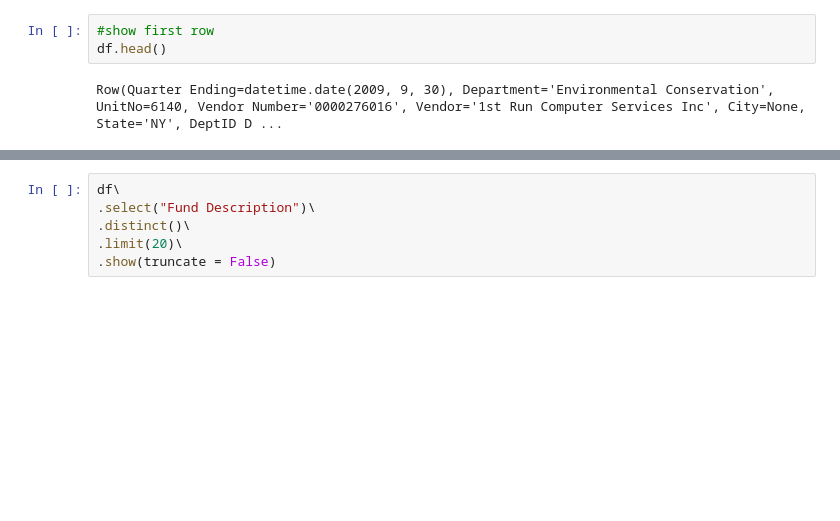
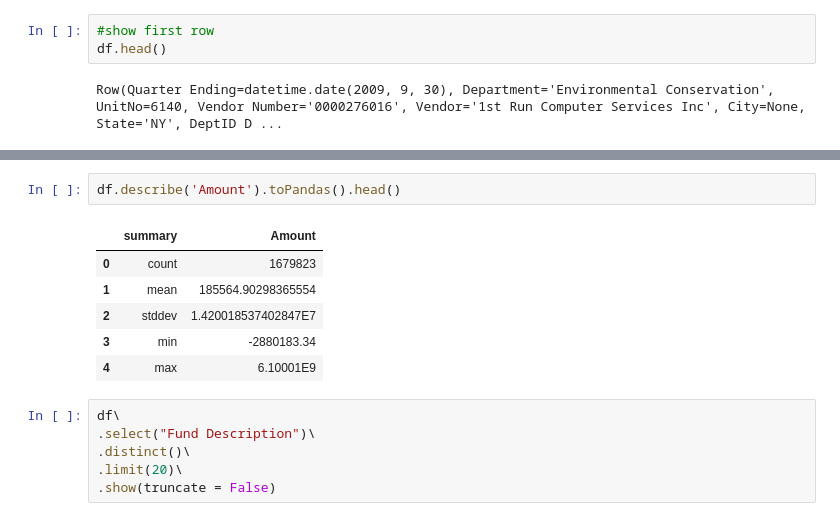
Before and after one commit to kriss024/PySpark, a Jupyter notebook: PySpark Vermont Vendor Payments.ipynb, the cells around one changed output, grey strips where cells are left out. Drawn from its saved outputs; the diff is of its cells as text; blank space fills up the shorter version.

```diff
--- a/PySpark Vermont Vendor Payments.ipynb
+++ b/PySpark Vermont Vendor Payments.ipynb
@@ -108,3 +108,12 @@ Row(Quarter Ending=datetime.date(2009, 9, 30), Department='Environmental Conserv
+# %%
+df.describe('Amount').toPandas().head()
+# %% [output]
+|  | summary | Amount |
+| 0 | count | 1679823 |
+| 1 | mean | 185564.90298365554 |
+| 2 | stddev | 1.420018537402847E7 |
+| 3 | min | -2880183.34 |
+| 4 | max | 6.10001E9 |
 # %%
 df\
 .select("Fund Description")\
```
Also changed, not shown: parts of 10 cells of this notebook, 1 other file.
